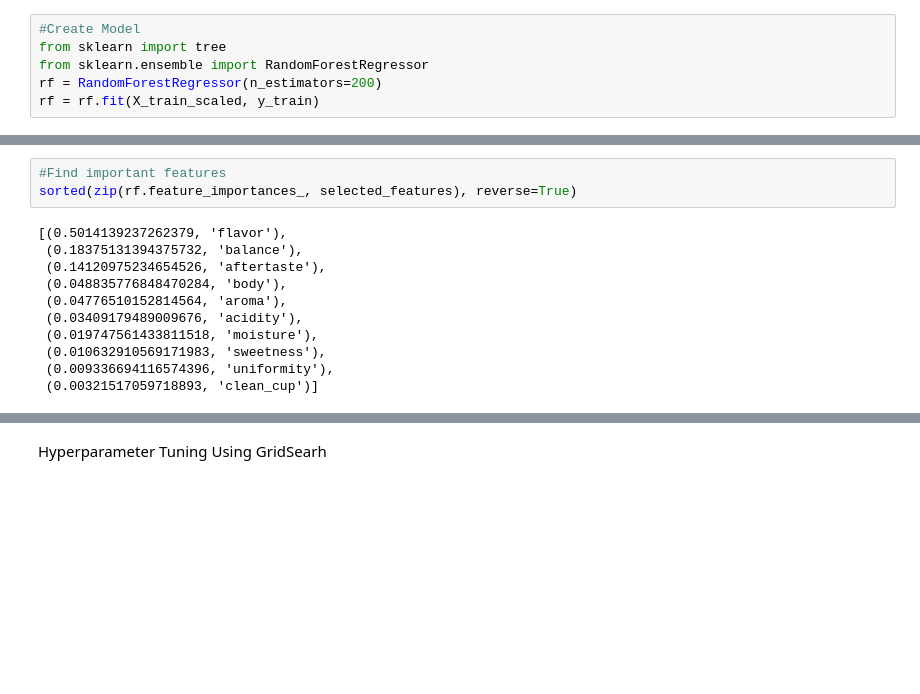
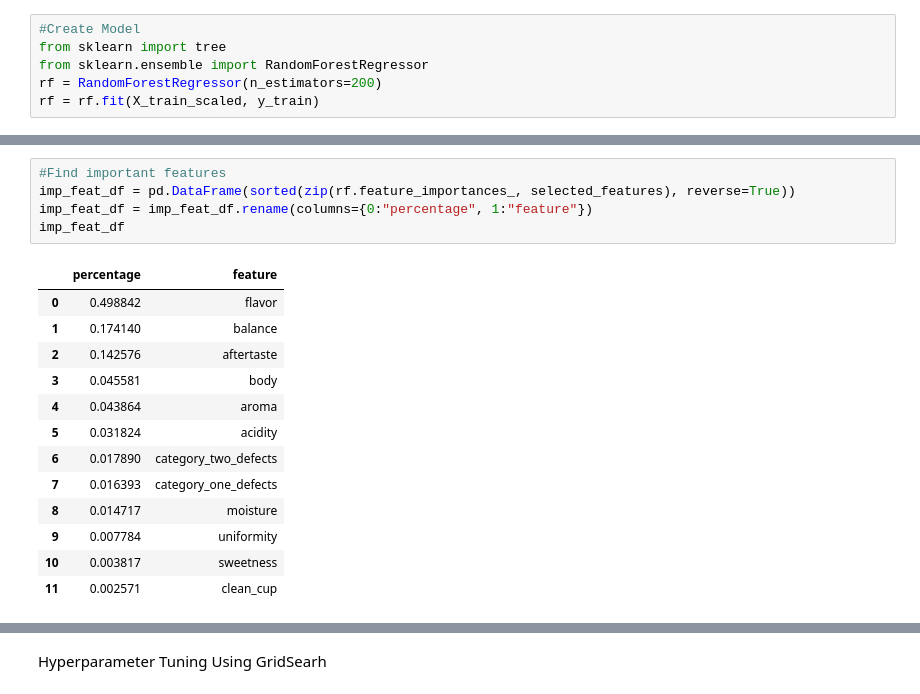
Before and after one commit to lamccart15/Coffee_Ratings, a Jupyter notebook: coffee_RF.ipynb, the cells around one changed output, grey strips where cells are left out. Drawn from its saved outputs; the diff is of its cells as text; blank space fills up the shorter version.

Commit message:
added more features and created doughnut chart of feature importance

```diff
--- a/coffee_RF.ipynb
+++ b/coffee_RF.ipynb
@@ -104,17 +121,22 @@ Testing Data Score: 0.41538833595631575
 # %%
 #Find important features
-sorted(zip(rf.feature_importances_, selected_features), reverse=True)
+imp_feat_df = pd.DataFrame(sorted(zip(rf.feature_importances_, selected_features), reverse=True))
+imp_feat_df = imp_feat_df.rename(columns={0:"percentage", 1:"feature"})
+imp_feat_df
 # %% [output]
-[(0.5014139237262379, 'flavor'),
- (0.18375131394375732, 'balance'),
- (0.14120975234654526, 'aftertaste'),
- (0.048835776848470284, 'body'),
- (0.04776510152814564, 'aroma'),
- (0.03409179489009676, 'acidity'),
- (0.019747561433811518, 'moisture'),
- (0.010632910569171983, 'sweetness'),
- (0.009336694116574396, 'uniformity'),
- (0.00321517059718893, 'clean_cup')]
+|  | percentage | feature |
+| 0 | 0.498842 | flavor |
+| 1 | 0.174140 | balance |
+| 2 | 0.142576 | aftertaste |
+| 3 | 0.045581 | body |
+| 4 | 0.043864 | aroma |
+| 5 | 0.031824 | acidity |
+| 6 | 0.017890 | category_two_defects |
+| 7 | 0.016393 | category_one_defects |
+| 8 | 0.014717 | moisture |
+| 9 | 0.007784 | uniformity |
+| 10 | 0.003817 | sweetness |
+| 11 | 0.002571 | clean_cup |
 # %%
 #Predict cupper points
 y_pred = rf.predict(X_test_scaled)
```
Also changed, not shown: parts of 13 cells of this notebook.
